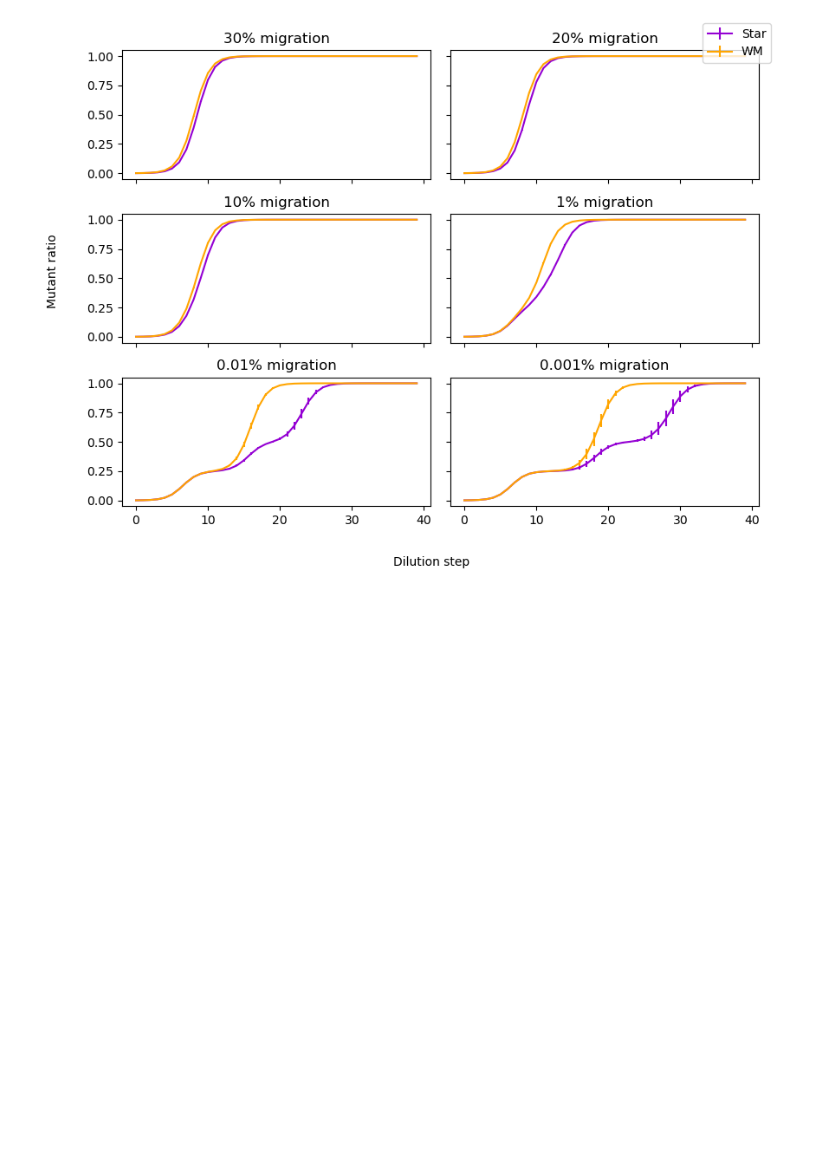
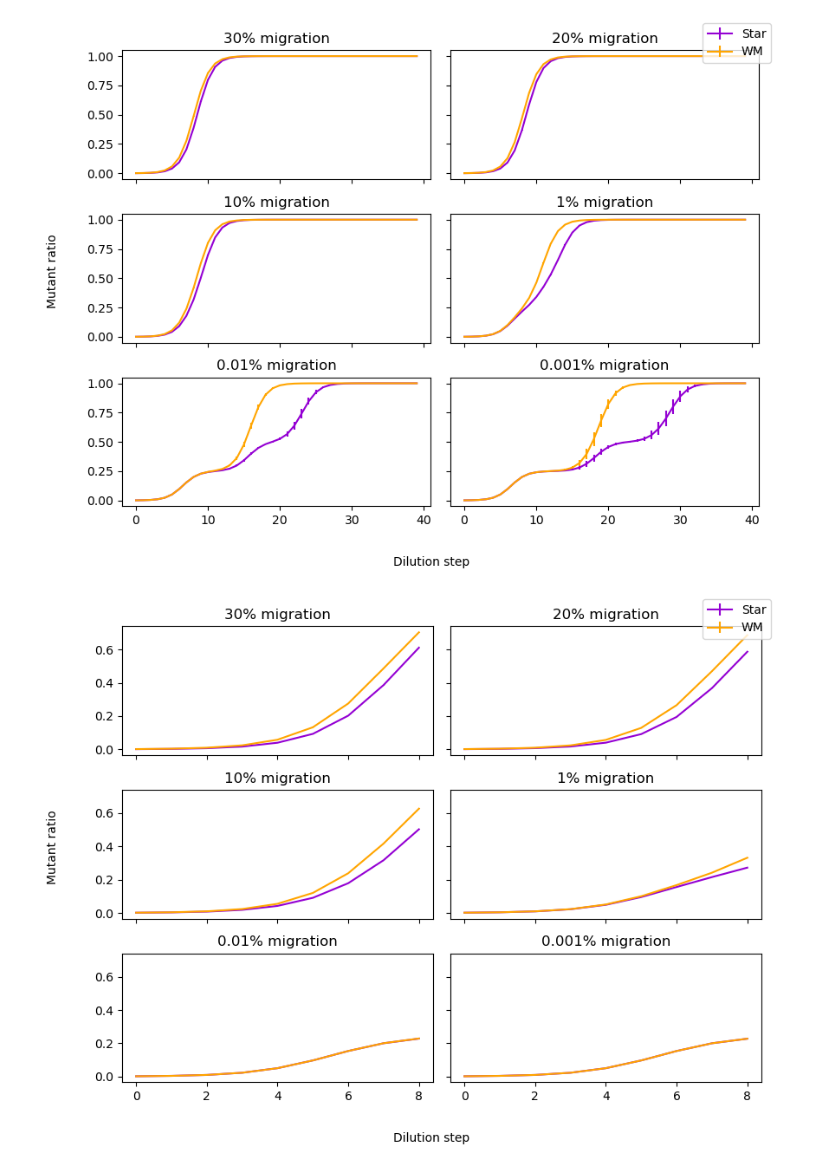
Before and after one commit to LisaPaganiEPFL/Lab-Immersion-2022, a Jupyter notebook: 100_simulation_Figure2.ipynb, the cells around one changed output. Saved outputs shown, nothing was run; the diff lists cells and outputs as text; code cells hidden in the pictures; blank space fills up the shorter version.

```diff
--- a/100_simulation_Figure2.ipynb
+++ b/100_simulation_Figure2.ipynb
@@ -531,3 +531,41 @@ fig.savefig('figure2.pdf',format='pdf')
 plt.show()
 # %% [output]
 [figure]
+# %%
+fig, ax = plt.subplots(3,2,figsize= (8,6), sharey = True, sharex = True)
+
+x = 10
+
+ax[0, 0].errorbar(np.arange(0,x-1,1),star_30_ratioM_mean[1:x],star_30_ratioM_std[1:x], color='darkviolet', label='Star')
+ax[0, 0].errorbar(np.arange(0,x-1,1),well_mixed_30_ratioM_mean[1:x],well_mixed_30_ratioM_std[1:x], color='orange', label='WM')
+ax[0, 0].set_title('30% migration')
+
+ax[0, 1].errorbar(np.arange(0,x-1,1),star_20_ratioM_mean[1:x],star_20_ratioM_std[1:x], color='darkviolet')
+ax[0, 1].errorbar(np.arange(0,x-1,1),well_mixed_20_ratioM_mean[1:x],well_mixed_20_ratioM_std[1:x], color='orange')
+ax[0, 1].set_title('20% migration')
+
+ax[1, 0].errorbar(np.arange(0,x-1,1),star_10_ratioM_mean[1:x],star_10_ratioM_std[1:x], color='darkviolet')
+ax[1, 0].errorbar(np.arange(0,x-1,1),well_mixed_10_ratioM_mean[1:x],well_mixed_10_ratioM_std[1:x], color='orange')
+ax[1, 0].set_title('10% migration')
+
+ax[1, 1].errorbar(np.arange(0,x-1,1),star_1_ratioM_mean[1:x],star_1_ratioM_std[1:x], color='darkviolet')
+ax[1, 1].errorbar(np.arange(0,x-1,1),well_mixed_1_ratioM_mean[1:x],well_mixed_1_ratioM_std[1:x], color='orange')
+ax[1, 1].set_title('1% migration')
+
+ax[2, 0].errorbar(np.arange(0,x-1,1),star_001_ratioM_mean[1:x],star_001_ratioM_std[1:x], color='darkviolet')
+ax[2, 0].errorbar(np.arange(0,x-1,1),well_mixed_001_ratioM_mean[1:x],well_mixed_001_ratioM_std[1:x], color='orange')
+ax[2, 0].set_title('0.01% migration')
+
+ax[2, 1].errorbar(np.arange(0,x-1,1),star_0001_ratioM_mean[1:x],star_0001_ratioM_std[1:x], color='darkviolet')
+ax[2, 1].errorbar(np.arange(0,x-1,1),well_mixed_0001_ratioM_mean[1:x],well_mixed_0001_ratioM_std[1:x], color='orange')
+ax[2, 1].set_title('0.001% migration')
+
+fig.tight_layout()
+
+fig.text(0.45,-0.05, "Dilution step")
+fig.text(-0.05,0.45, "Mutant ratio", rotation = 90)
+fig.legend()
+fig.savefig('figure2zoom.pdf',format='pdf')
+plt.show()
+# %% [output]
+[figure, added]
```
Also changed, not shown: parts of 2 cells of this notebook, 18 other files.
